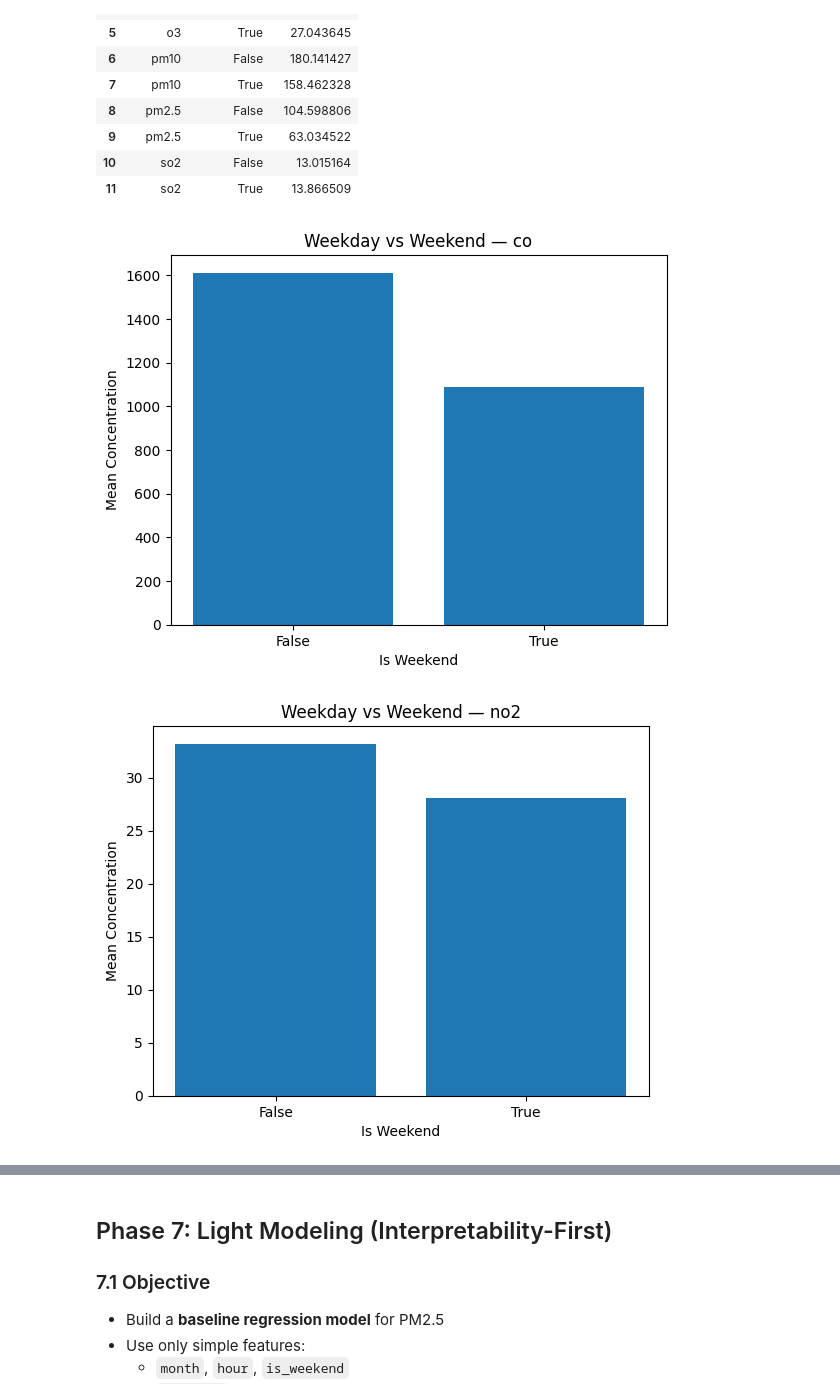
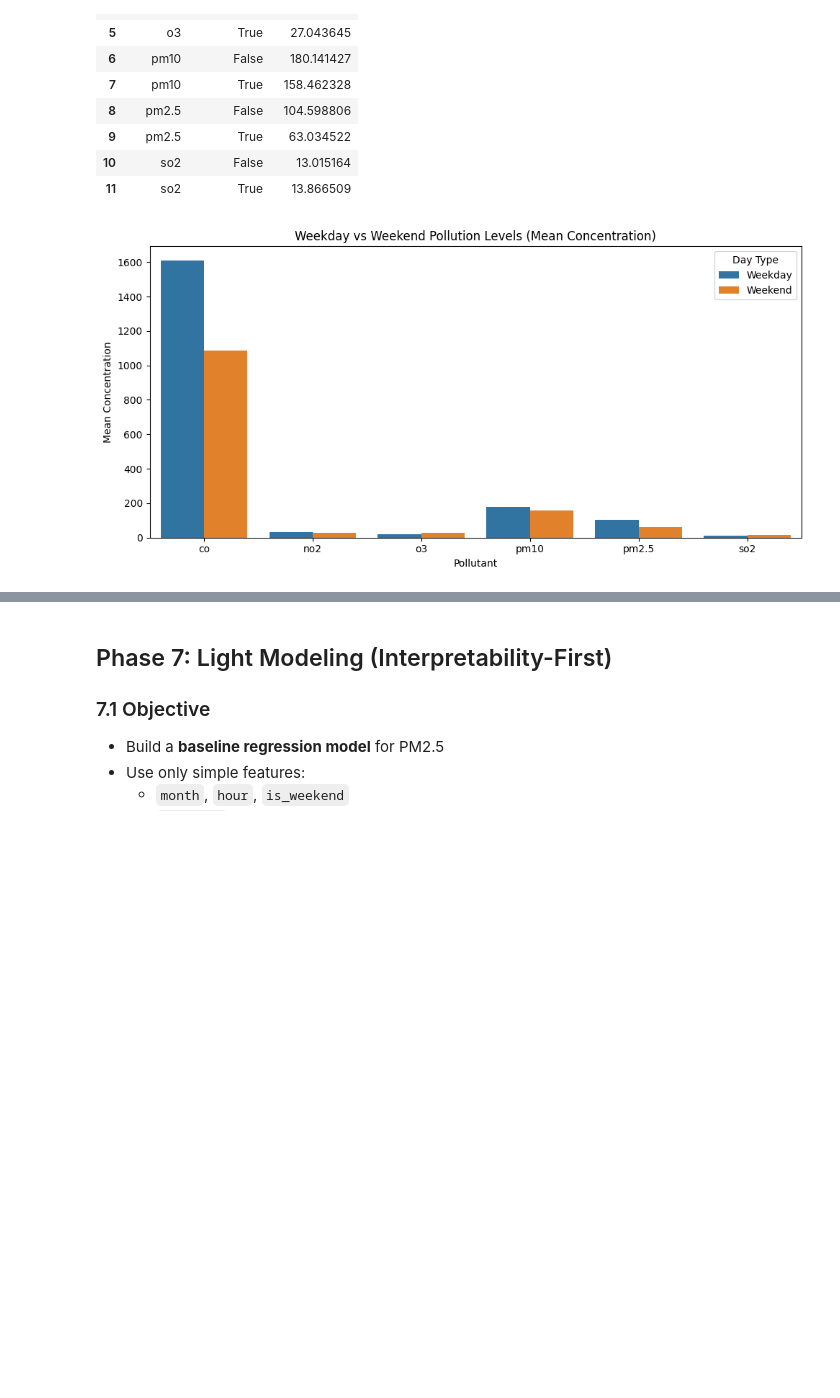
Before and after one commit to Comrade-1729/EDA_MLOPS-Portfolio, a Jupyter notebook: notebooks/01_climate_environment_eda.ipynb, the cells around one changed output, grey strips where cells are left out. Saved outputs shown, nothing was run; the diff lists cells and outputs as text; code cells hidden in the pictures; blank space fills up the shorter version.

```diff
--- a/notebooks/01_climate_environment_eda.ipynb
+++ b/notebooks/01_climate_environment_eda.ipynb
@@ -830,5 +561,0 @@ Reviewing dataset size and basic statistics after cleaning.
-# %%
-df = pd.read_csv(output_path)
-print("Loaded rows:", len(df))
-
-df.shape
@@ -938,10 +561,0 @@ Analyzing:
-# %%
-# Ensure 'last_updated' is a datetime column
-df['last_updated'] = pd.to_datetime(df['last_updated'], errors='coerce')
-
-# Now you can safely create 'date' column
-df['date'] = df['last_updated'].dt.date
-
-# Example: count number of records per day
-daily_counts = df.groupby('date').size()
-daily_counts.head()
@@ -1673,13 +888,11 @@ This phase goes beyond EDA and focuses on **interpretive temporal behavior**.
 
 We derive temporal features required for seasonal and trend analysis.
 # %%
-df['last_updated'] = pd.to_datetime(df['last_updated'], errors='coerce')
-
 df['year'] = df['last_updated'].dt.year
 df['month'] = df['last_updated'].dt.month
 df['hour'] = df['last_updated'].dt.hour
 df['weekday'] = df['last_updated'].dt.day_name()
 df['is_weekend'] = df['last_updated'].dt.weekday >= 5
 
-df[['last_updated', 'year', 'month', 'hour', 'weekday', 'is_weekend']].head()
+df[['last_updated', 'year', 'month', 'weekday', 'is_weekend']].head()
 # %% [output]
@@ -1777,18 +974,26 @@ weekday_avg
 | 10 | so2 | False | 13.015164 |
 | 11 | so2 | True | 13.866509 |
 # %%
-for pollutant in weekday_avg['pollutant'].unique():
-    subset = weekday_avg[weekday_avg['pollutant'] == pollutant]
+plt.figure(figsize=(10, 5))
 
-    plt.figure()
-    plt.bar(
-        subset['is_weekend'].astype(str),
-        subset['value']
-    )
-    plt.title(f'Weekday vs Weekend — {pollutant}')
-    plt.xlabel('Is Weekend')
-    plt.ylabel('Mean Concentration')
-    plt.show()
+# Convert boolean to readable labels
+weekday_avg_plot = weekday_avg.copy()
+weekday_avg_plot['is_weekend'] = weekday_avg_plot['is_weekend'].map(
+    {False: 'Weekday', True: 'Weekend'}
+)
+
+sns.barplot(
+    data=weekday_avg_plot,
+    x='pollutant',
+    y='value',
+    hue='is_weekend'
+)
+
+plt.title('Weekday vs Weekend Pollution Levels (Mean Concentration)')
+plt.xlabel('Pollutant')
+plt.ylabel('Mean Concentration')
+plt.legend(title='Day Type')
+plt.tight_layout()
+plt.show()
 # %% [output]
-[figure, old version]
+[figure, new version]
-[figure, removed]
```
Also changed, not shown: parts of 138 cells of this notebook, 1 other file.
